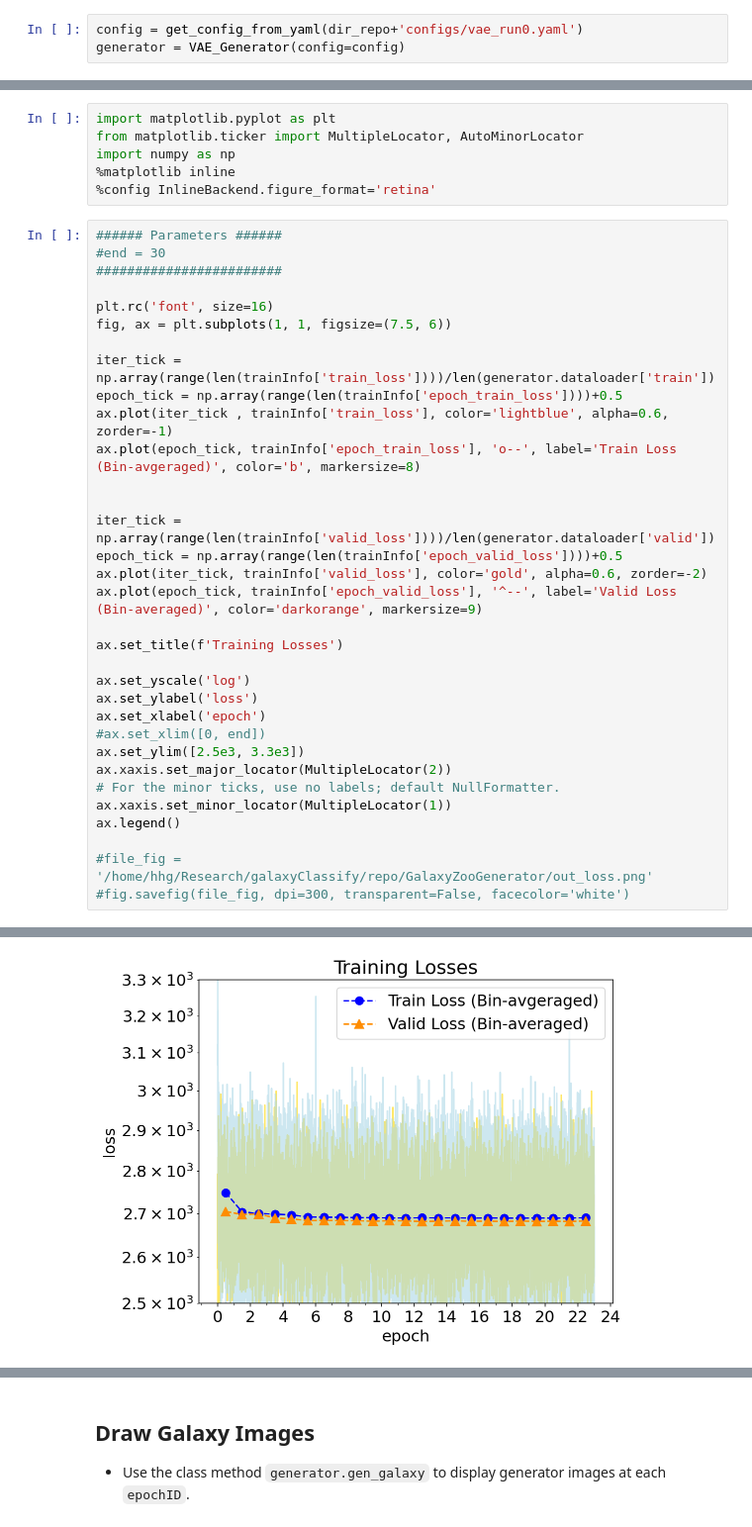
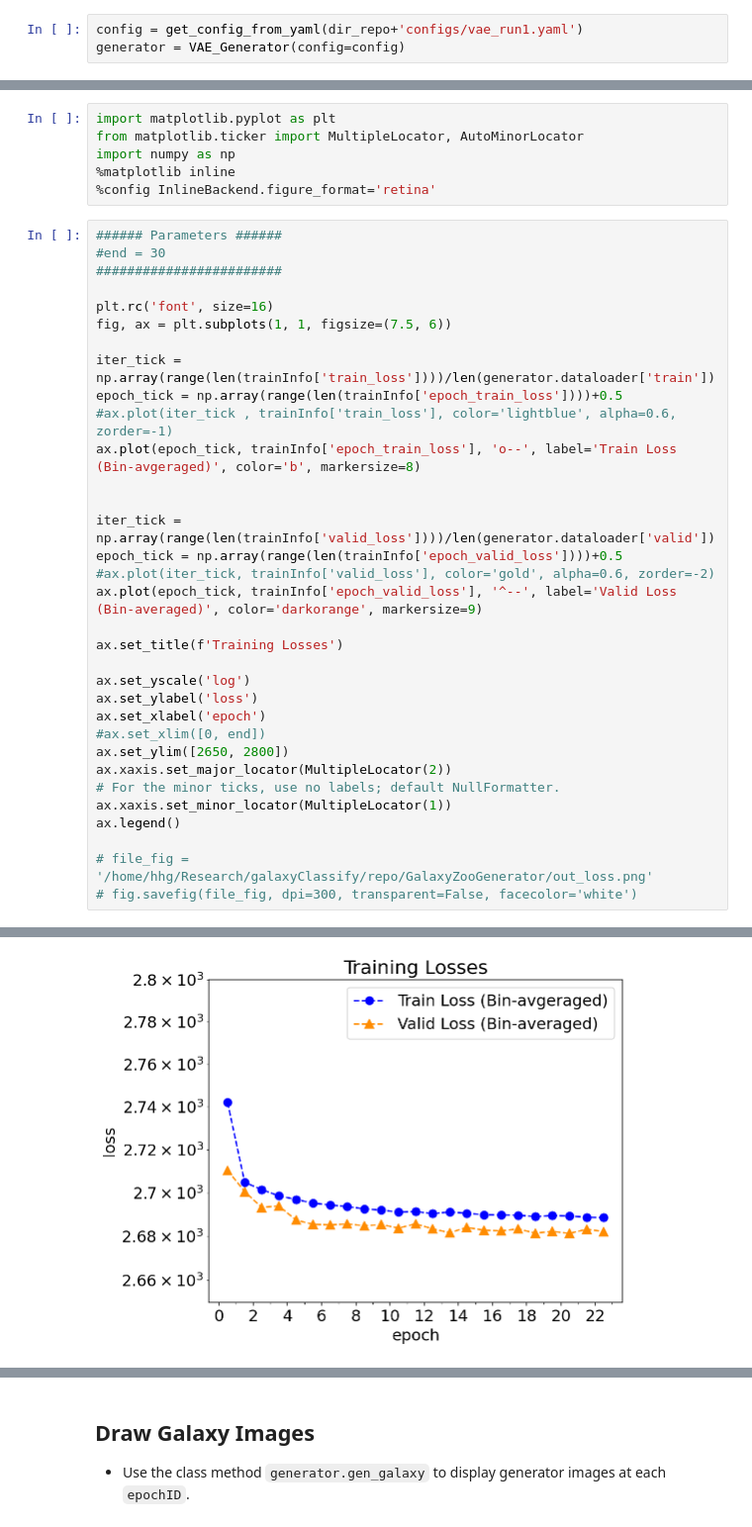
Before and after one commit to hungjinh/GalaxyZooGenerator, a Jupyter notebook: notebooks/[best model] VAE.ipynb, the cells around one changed output, grey strips where cells are left out. Shown at 99% size. Cells and saved outputs as stored; diff of their text form.

```diff
--- a/notebooks/[best model] VAE.ipynb
+++ b/notebooks/[best model] VAE.ipynb
@@ -6,7 +6,7 @@ sys.path.append(dir_repo)
 from galaxy_generator.utils import get_config_from_yaml
 from galaxy_generator.vae_generator import VAE_Generator
 # %%
-config = get_config_from_yaml(dir_repo+'configs/vae_run0.yaml')
+config = get_config_from_yaml(dir_repo+'configs/vae_run1.yaml')
 generator = VAE_Generator(config=config)
 # %% [output]
 ------ Parameters ------
@@ -52,39 +52,39 @@ import numpy as np
 # %%
 ###### Parameters ######
 #end = 30
 ########################
 
 plt.rc('font', size=16)
 fig, ax = plt.subplots(1, 1, figsize=(7.5, 6))
 
 iter_tick = np.array(range(len(trainInfo['train_loss'])))/len(generator.dataloader['train'])
 epoch_tick = np.array(range(len(trainInfo['epoch_train_loss'])))+0.5
-ax.plot(iter_tick , trainInfo['train_loss'], color='lightblue', alpha=0.6, zorder=-1)
+#ax.plot(iter_tick , trainInfo['train_loss'], color='lightblue', alpha=0.6, zorder=-1)
 ax.plot(epoch_tick, trainInfo['epoch_train_loss'], 'o--', label='Train Loss (Bin-avgeraged)', color='b', markersize=8)
 
 
 iter_tick = np.array(range(len(trainInfo['valid_loss'])))/len(generator.dataloader['valid'])
 epoch_tick = np.array(range(len(trainInfo['epoch_valid_loss'])))+0.5
-ax.plot(iter_tick, trainInfo['valid_loss'], color='gold', alpha=0.6, zorder=-2)
+#ax.plot(iter_tick, trainInfo['valid_loss'], color='gold', alpha=0.6, zorder=-2)
 ax.plot(epoch_tick, trainInfo['epoch_valid_loss'], '^--', label='Valid Loss (Bin-averaged)', color='darkorange', markersize=9)
 
 ax.set_title(f'Training Losses')
 
 ax.set_yscale('log')
 ax.set_ylabel('loss')
 ax.set_xlabel('epoch')
 #ax.set_xlim([0, end])
-ax.set_ylim([2.5e3, 3.3e3])
+ax.set_ylim([2650, 2800])
 ax.xaxis.set_major_locator(MultipleLocator(2))
 # For the minor ticks, use no labels; default NullFormatter.
 ax.xaxis.set_minor_locator(MultipleLocator(1))
 ax.legend()
 
-#file_fig = '/home/hhg/Research/galaxyClassify/repo/GalaxyZooGenerator/out_loss.png'
-#fig.savefig(file_fig, dpi=300, transparent=False, facecolor='white')
+# file_fig = '/home/hhg/Research/galaxyClassify/repo/GalaxyZooGenerator/out_loss.png'
+# fig.savefig(file_fig, dpi=300, transparent=False, facecolor='white')
 # %% [output]
 <matplotlib.legend.Legend at 0x...>
-[figure, old version]
+[figure, new version]
 # %%
 fig, ax = plt.subplots(1, 1, figsize=(7.5, 6))
 plt.rc('font', size=16)
```
Also changed, not shown: parts of 7 cells of this notebook, 2 other files.
